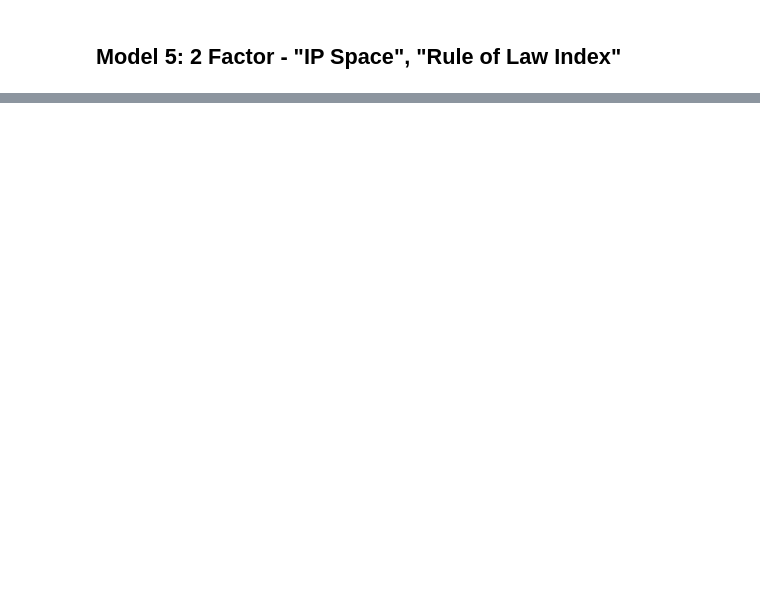
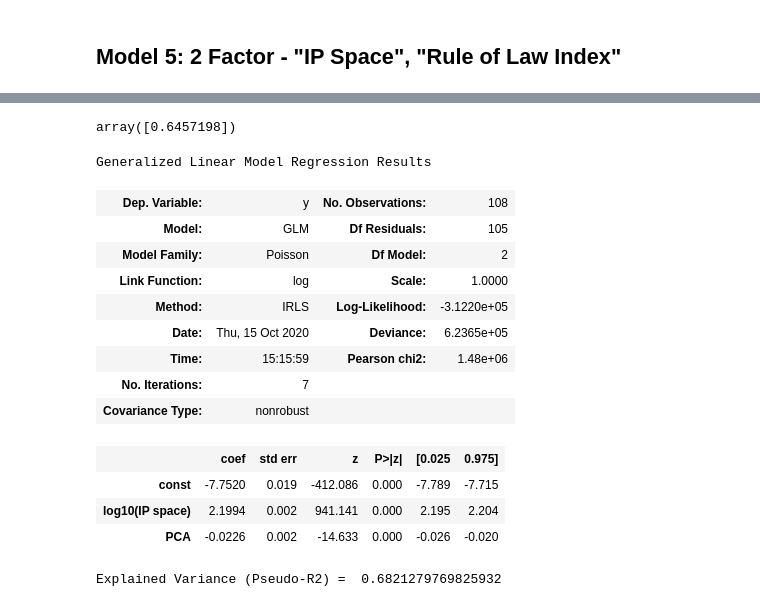
Before and after one commit to tderoon/Cybereconomicsgroup4, a Jupyter notebook: factor analysis.ipynb, the cells around one changed output, grey strips where cells are left out. Saved outputs shown, nothing was run; the diff lists cells and outputs as text; code cells hidden in the pictures; blank space fills up the shorter version.

```diff
--- a/factor analysis.ipynb
+++ b/factor analysis.ipynb
@@ -577,0 +606,37 @@ Explained Variance (Pseudo-R2) =  0.6855062159236578
+# %%
+pca.explained_variance_ratio_
+# %% [output]
+array([0.6457198])
+# %%
+factor['PCA']=principalDf['principal component 1']
+x=factor[['log10(IP space)','PCA']]
+
+exog, endog = sm.add_constant(x), y
+
+# Poisson regression
+mod = sm.GLM(endog, exog, family=sm.families.Poisson(link=sm.families.links.log()))
+res = mod.fit()
+display(res.summary())
+
+y_pred = res.predict(exog)
+
+llfull=res.llf
+llnull=res.llnull
+pseudor2=1-(llfull/llnull)
+print('Explained Variance (Pseudo-R2) = ',pseudor2)
+# %% [output]
+Generalized Linear Model Regression Results
+| Dep. Variable: | y | No. Observations: | 108 |
+| Model: | GLM | Df Residuals: | 105 |
+| Model Family: | Poisson | Df Model: | 2 |
+| Link Function: | log | Scale: | 1.0000 |
+| Method: | IRLS | Log-Likelihood: | -3.1220e+05 |
+| Date: | Thu, 15 Oct 2020 | Deviance: | 6.2365e+05 |
+| Time: | 15:15:59 | Pearson chi2: | 1.48e+06 |
+| No. Iterations: | 7 |  |  |
+| Covariance Type: | nonrobust |  |  |
+|  | coef | std err | z | P>|z| | [0.025 | 0.975] |
+| const | -7.7520 | 0.019 | -412.086 | 0.000 | -7.789 | -7.715 |
+| log10(IP space) | 2.1994 | 0.002 | 941.141 | 0.000 | 2.195 | 2.204 |
+| PCA | -0.0226 | 0.002 | -14.633 | 0.000 | -0.026 | -0.020 |
+Explained Variance (Pseudo-R2) =  0.6821279769825932
```
Also changed, not shown: parts of 14 cells of this notebook, 2 other files.
